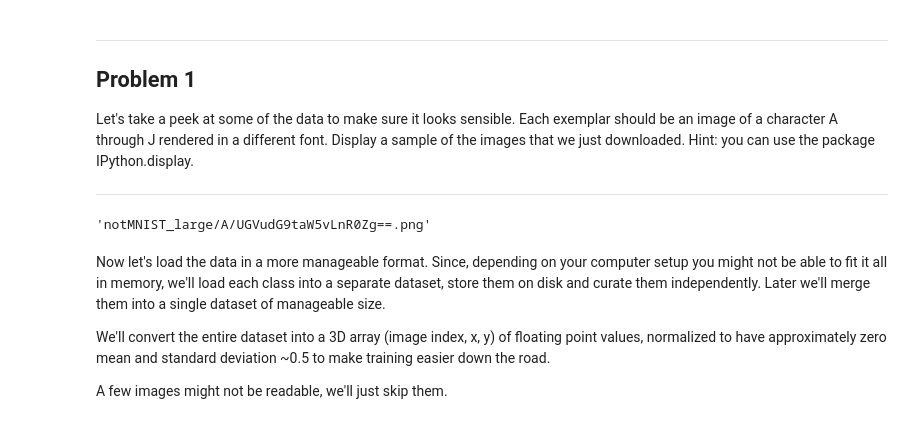
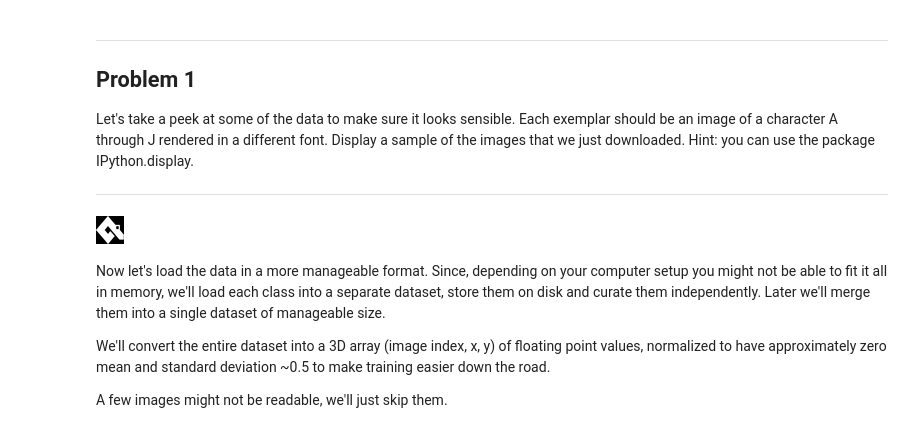
Before and after one commit to EricIO/udacity-deep-learning, a Jupyter notebook: 1_notmnist.ipynb, the cells around one changed output. Saved outputs shown, nothing was run; the diff lists cells and outputs as text; code cells hidden in the pictures.

```diff
--- a/1_notmnist.ipynb
+++ b/1_notmnist.ipynb
@@ -111,9 +111,9 @@ Let's take a peek at some of the data to make sure it looks sensible. Each exemp
 
 ---
 # %%
-display('notMNIST_large/A/UGVudG9taW5vLnR0Zg==.png')
+display(Image('notMNIST_large/A/UGVudG9taW5vLnR0Zg==.png'))
 # %% [output]
-'notMNIST_large/A/UGVudG9taW5vLnR0Zg==.png'
+[figure, added]
 # %% [markdown]
 Now let's load the data in a more manageable format. Since, depending on your computer setup you might not be able to fit it all in memory, we'll load each class into a separate dataset, store them on disk and curate them independently. Later we'll merge them into a single dataset of manageable size.
 
```
Also changed, not shown: parts of 18 cells of this notebook, 1 other file.
